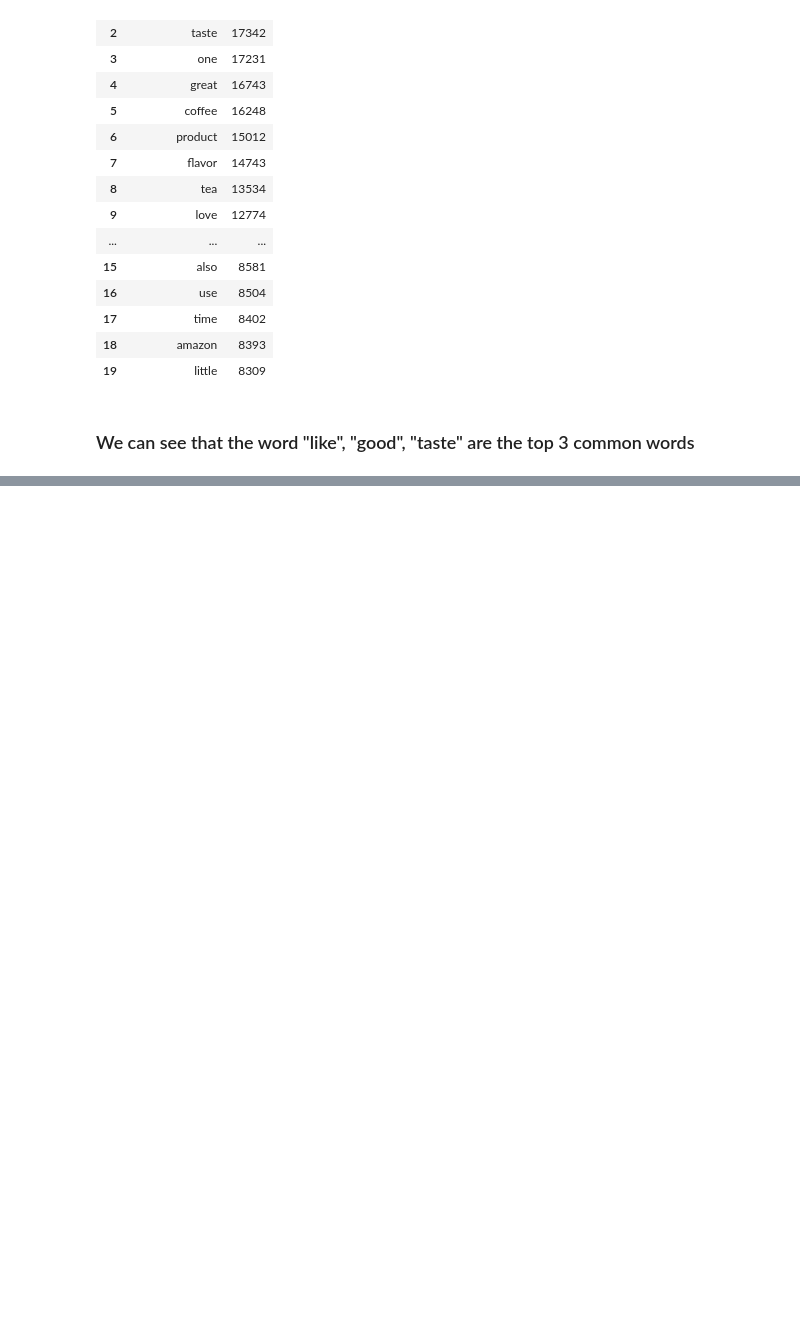
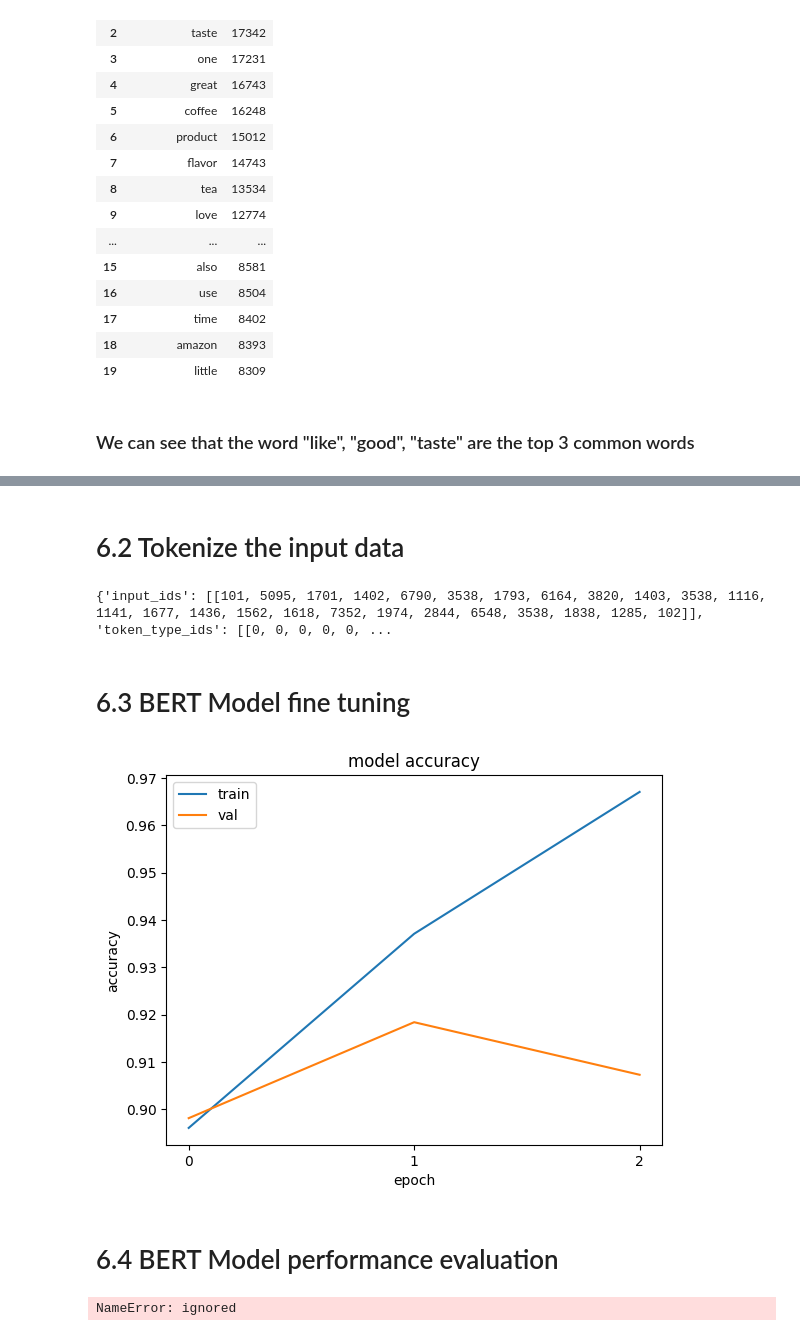
Before and after one commit to Mneach/Sentiment-Analysis-Using-BERT, a Jupyter notebook: BERT.ipynb, the cells around one changed output, grey strips where cells are left out. Saved outputs shown, nothing was run; the diff lists cells and outputs as text; code cells hidden in the pictures; blank space fills up the shorter version.

```diff
--- a/BERT.ipynb
+++ b/BERT.ipynb
@@ -57,8 +99,9 @@ seed=40
 # %%
 rn.seed(a=40) # Random Seed
+path = "/content/drive/MyDrive/Colab Notebooks/Dataset_Amazon_Product_Review.csv"
 
 p = 0.1 #  It represents the proportion of data to be included in the subsample, 0.1 mean we get 10%
-review = pd.read_csv('./Dataset-Amazon-Product-Review/Reviews.csv', skiprows=lambda i: i > 0 and rn.random() > p) # take data from dataset
+review = pd.read_csv(path, skiprows=lambda i: i > 0 and rn.random() > p) # take data from dataset
 review.shape # output total rows and column
 # %% [output]
 (56733, 10)
@@ -318,0 +369,9 @@ temp.style.background_gradient(cmap='Greens')
+# %% [markdown]
+# 6.2 Tokenize the input data
+# %%
+tokenizer = BertTokenizer.from_pretrained('bert-base-cased')
+
+# Example of the tokenizer output
+tokenizer([training_sentences[0]], truncation=True, padding=True, max_length=512)
+# %% [output]
+{'input_ids': [[101, 5095, 1701, 1402, 6790, 3538, 1793, 6164, 3820, 1403, 3538, 1116, 1141, 1677, 1436, 1562, 1618, 7352, 1974, 2844, 6548, 3538, 1838, 1285, 102]], 'token_type_ids': [[0, 0, 0, 0, 0, ...
@@ -318,0 +408,33 @@ temp.style.background_gradient(cmap='Greens')
+# %% [markdown]
+# 6.3 BERT Model fine tuning
+# %%
+# Initialize our pre-trained BERT model
+
+model = TFBertForSequenceClassification.from_pretrained('bert-base-cased',num_labels=2)
+
+optimizer = tf.keras.optimizers.Adam(learning_rate=2e-5, epsilon=1e-08)
+# model.compile(optimizer=optimizer, loss=model.compute_loss, metrics=['accuracy'])
+model.compile(optimizer=optimizer, loss=model.hf_compute_loss, metrics=['accuracy'])
+
+# Train and fine tune our pre-trained BERT model
+
+history = model.fit(train_dataset.shuffle(100).batch(8),
+          epochs=3,
+          batch_size=8,
+          validation_data=validation_dataset.shuffle(100).batch(8), verbose=1)
+# %%
+from matplotlib.ticker import MaxNLocator
+
+# Plot train and validation accuracy
+
+ax = plt.figure().gca()
+plt.plot(history.history['accuracy'])
+plt.plot(history.history['val_accuracy'])
+plt.title('model accuracy')
+plt.ylabel('accuracy')
+plt.xlabel('epoch')
+ax.xaxis.set_major_locator(MaxNLocator(integer=True))
+plt.legend(['train', 'val'], loc='upper left')
+plt.show()
+# %% [output]
+[figure, added]
@@ -318,0 +445,15 @@ temp.style.background_gradient(cmap='Greens')
+# %% [markdown]
+# 6.4 BERT Model performance evaluation
+# %%
+# load the model and then evaluate it on holdout set
+
+loaded_model = TFBertForSequenceClassification.from_pretrained("./output_model")
+result = model.evaluate(holdout_dataset.batch(8))
+dict(zip(model.metrics_names, result))
+
+# Then predict the sentiment for holdout set
+
+tf_output = loaded_model.predict(holdout_dataset.batch(8))
+pred_label = tf.argmax(tf.nn.softmax(tf_output["logits"], axis=1).numpy(), 1).numpy()
+# %% [output]
+NameError: ignored
```
Also changed, not shown: parts of 21 cells of this notebook.
